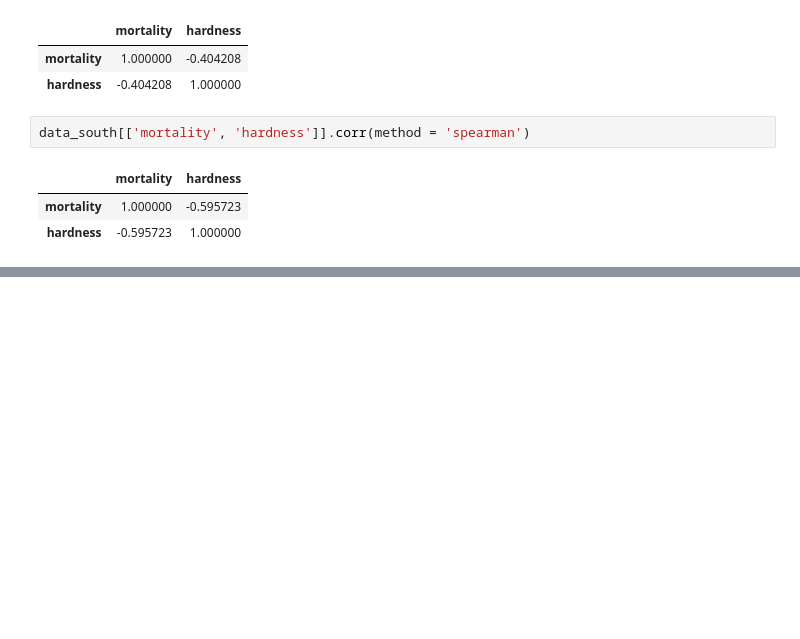
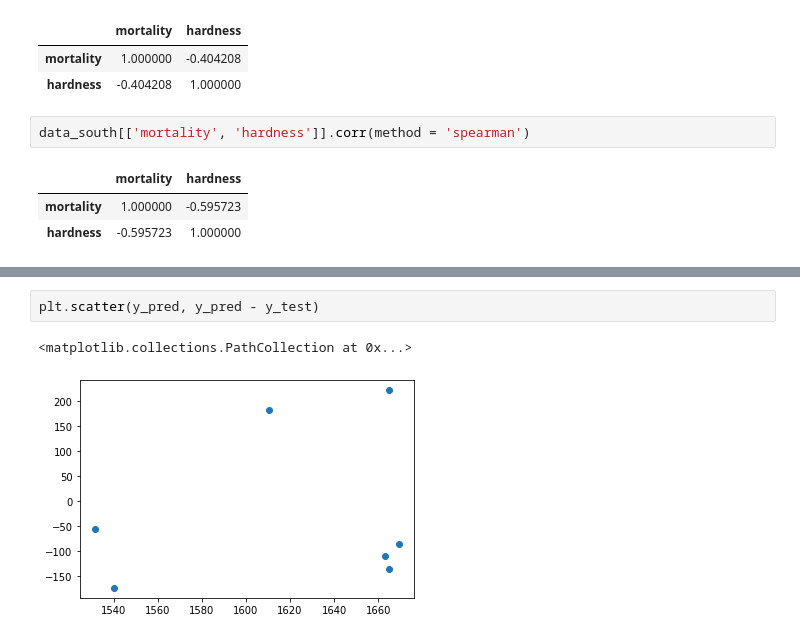
Before and after one commit to Marpl7/Netology_python, a Jupyter notebook: Correlation_regression/Water.ipynb, the cells around one changed output, grey strips where cells are left out. Cells and saved outputs as stored; diff of their text form; blank space fills up the shorter version.

```diff
--- a/Correlation_regression/Water.ipynb
+++ b/Correlation_regression/Water.ipynb
@@ -150,0 +165,5 @@ plt.plot(X_test, y_pred, c='r')
+# %%
+plt.scatter(y_pred, y_pred - y_test)
+# %% [output]
+<matplotlib.collections.PathCollection at 0x...>
+[figure, added]
```
Also changed, not shown: parts of 15 cells of this notebook.
